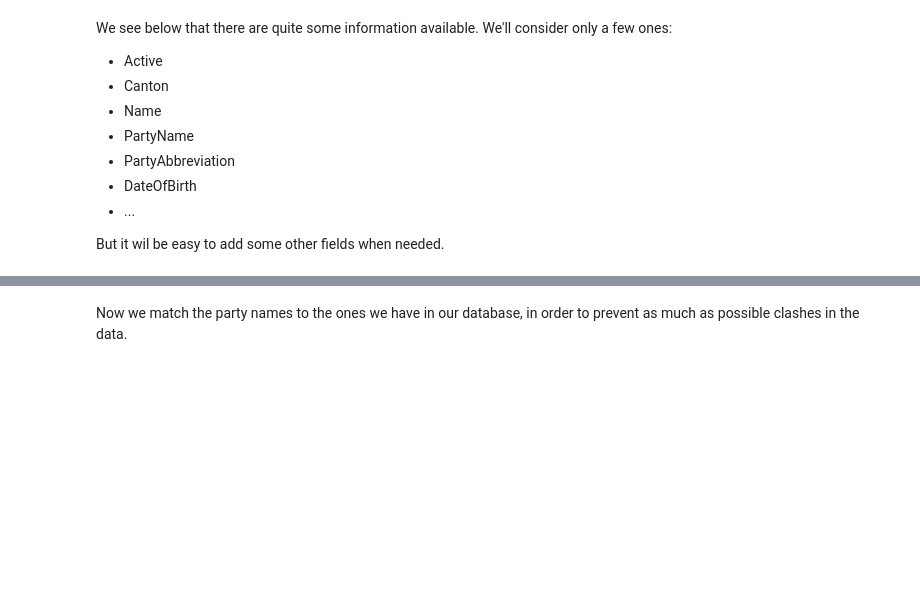
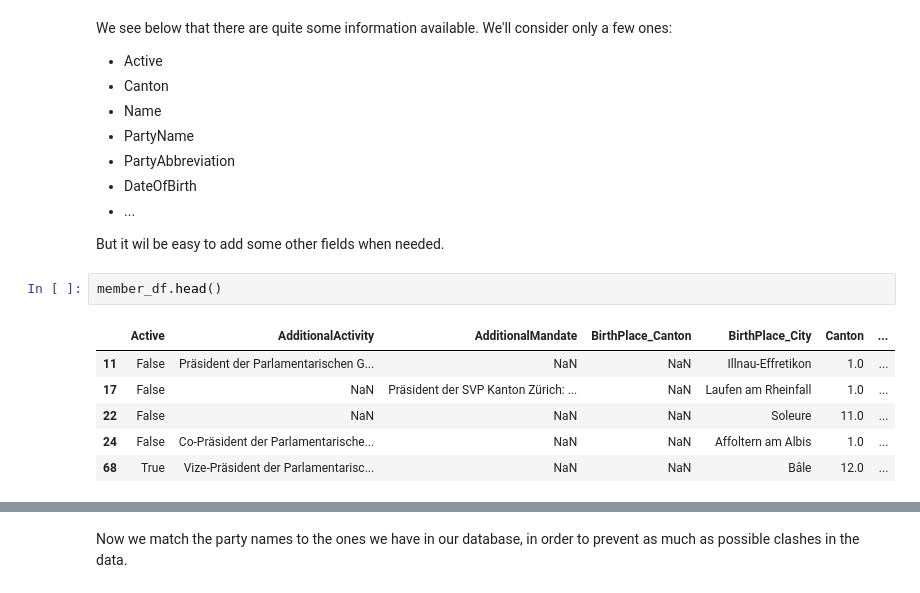
Before and after one commit to t-sanchez/ada-parliament-ML, a Jupyter notebook: 01-Scraping/05-FormatPersonInfo.ipynb, the cells around one changed output, grey strips where cells are left out. Saved outputs shown, nothing was run; the diff lists cells and outputs as text; blank space fills up the shorter version.

```diff
--- a/01-Scraping/05-FormatPersonInfo.ipynb
+++ b/01-Scraping/05-FormatPersonInfo.ipynb
@@ -47,3 +50,12 @@ We see below that there are quite some information available. We'll consider onl
 - ...
 
 But it wil be easy to add some other fields when needed.
+# %%
+member_df.head()
+# %% [output]
+|  | Active | AdditionalActivity | AdditionalMandate | BirthPlace_Canton | BirthPlace_City | Canton | ... |
+| 11 | False | Präsident der Parlamentarischen G... | NaN | NaN | Illnau-Effretikon | 1.0 | ... |
+| 17 | False | NaN | Präsident der SVP Kanton Zürich: ... | NaN | Laufen am Rheinfall | 1.0 | ... |
+| 22 | False | NaN | NaN | NaN | Soleure | 11.0 | ... |
+| 24 | False | Co-Präsident der Parlamentarische... | NaN | NaN | Affoltern am Albis | 1.0 | ... |
+| 68 | True | Vize-Präsident der Parlamentarisc... | NaN | NaN | Bâle | 12.0 | ... |
```
Also changed, not shown: parts of 5 cells of this notebook.
